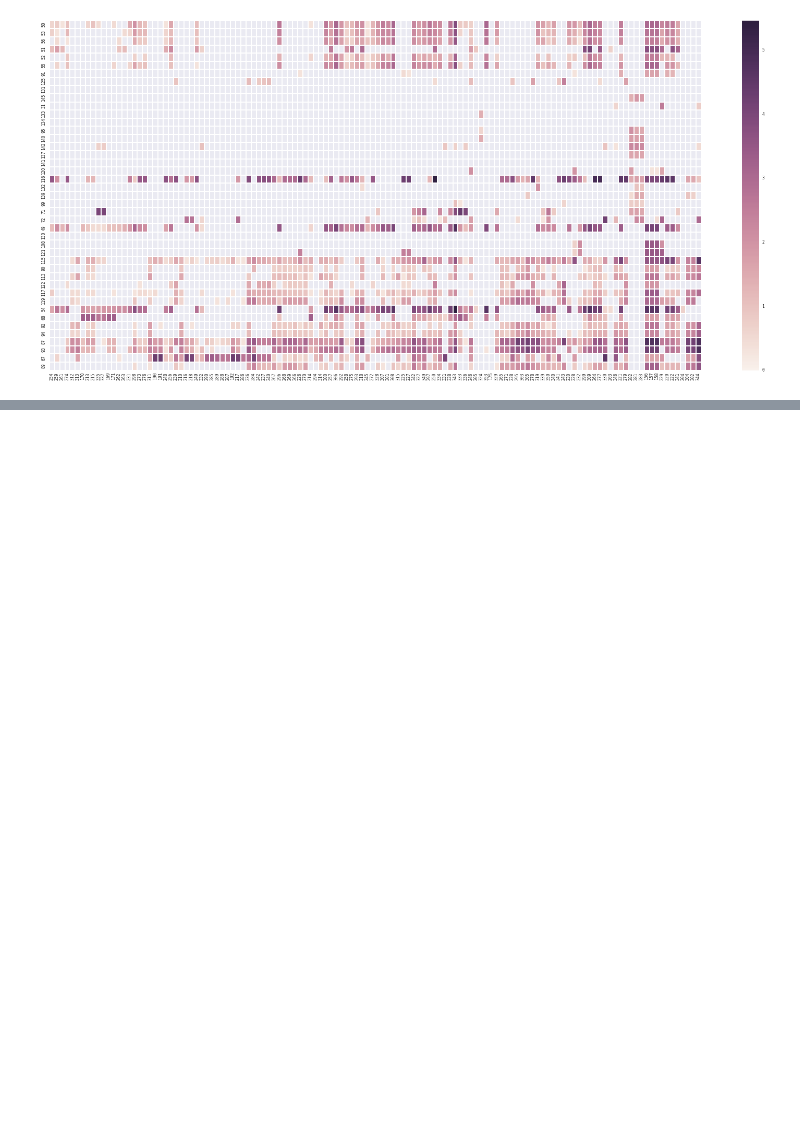
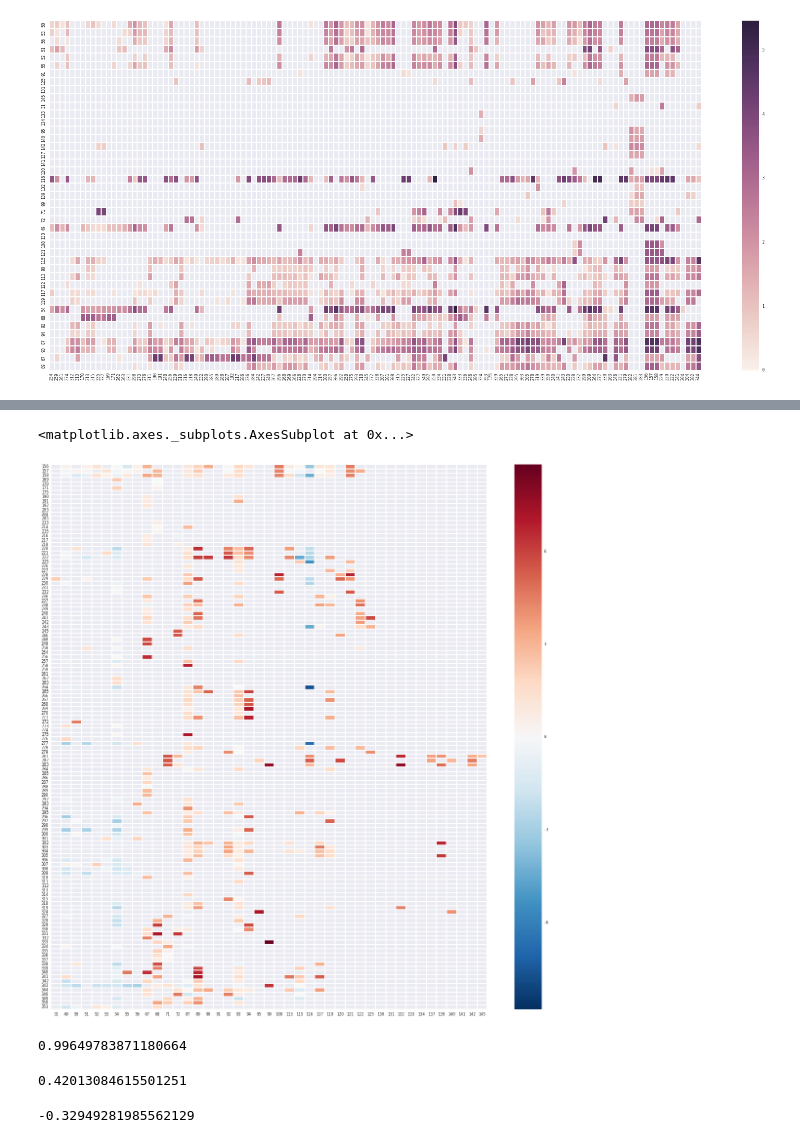
Before and after one commit to hellowendy/Insight_Data_Science, a Jupyter notebook: notebook/Zenit_ads_app_interaction.ipynb, the cells around one changed output, grey strips where cells are left out. Saved outputs shown, nothing was run; the diff lists cells and outputs as text; code cells hidden in the pictures; blank space fills up the shorter version.

```diff
--- a/notebook/Zenit_ads_app_interaction.ipynb
+++ b/notebook/Zenit_ads_app_interaction.ipynb
@@ -91,6 +95,9 @@ df_click = df_click_m5 + df_click_m6
 # %%
 df_show.to_csv("../data/ad_show_count_150617.tab",sep='\t')
 df_click.to_csv("../data/ad_click_count_150617.tab",sep='\t')
+# %%
+df_show = pd.read_csv("../data/ad_show_count_150617.tab",sep='\t',index_col=0,encoding='utf-8')
+df_click = pd.read_csv("../data/ad_click_count_150617.tab",sep='\t',index_col=0,encoding='utf-8')
 # %%
 df_ctr = df_click / (df_show + 0.01)
 # %%
@@ -283,0 +297,6 @@ df_show_c2
+# %%
+for ad in df_ctr_lo2.index:
+    for app in df_ctr_lo2.columns:
+        if df_show.loc[ad, app] == 0:
+            df_ctr_lo2.loc[ad, app] = np.nan
+df_ctr_lo2
@@ -283,0 +319,2 @@ df_show_c2
+# %%
+df_ctr_lo3 = df_ctr_lo2.applymap(lambda x: x if x > -9 else np.nan)
@@ -283,0 +523,16 @@ df_show_c2
+# %%
+sns.set(context="paper", font="monospace")
+f, ax = plt.subplots(figsize=(20, 20))
+mask = df_ctr_lo3.applymap(lambda x: math.isnan(x))
+sns.heatmap(df_ctr_lo3, mask=mask)
+# %% [output]
+<matplotlib.axes._subplots.AxesSubplot at 0x...>
+[figure, added]
+# %%
+df_ctr_dist2.loc['108','121']['cosine']
+# %% [output]
+0.99649783871180664
+# %%
+df_ctr_lo3.loc[156, '49']
+# %% [output]
+0.42013084615501251
@@ -283,0 +583,4 @@ df_show_c2
+# %%
+weight
+# %% [output]
+-0.32949281985562129
```
Also changed, not shown: parts of 56 cells of this notebook, 4 other files.
